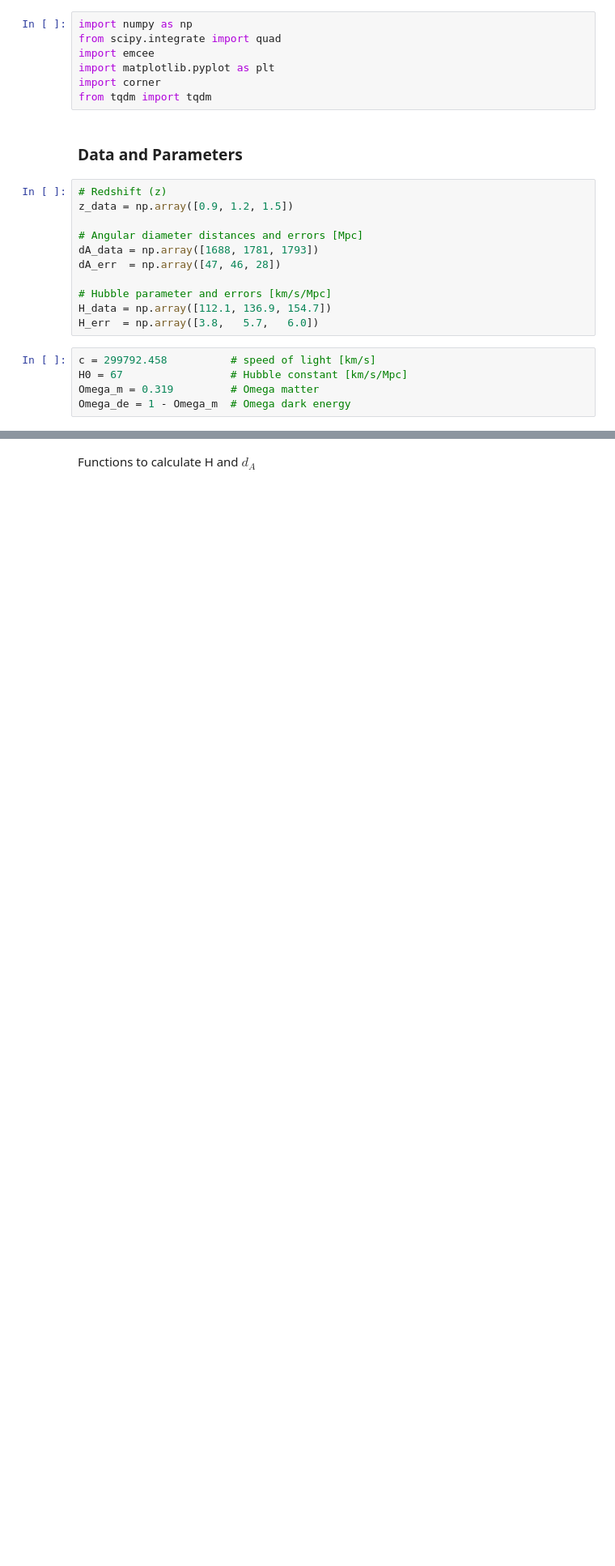
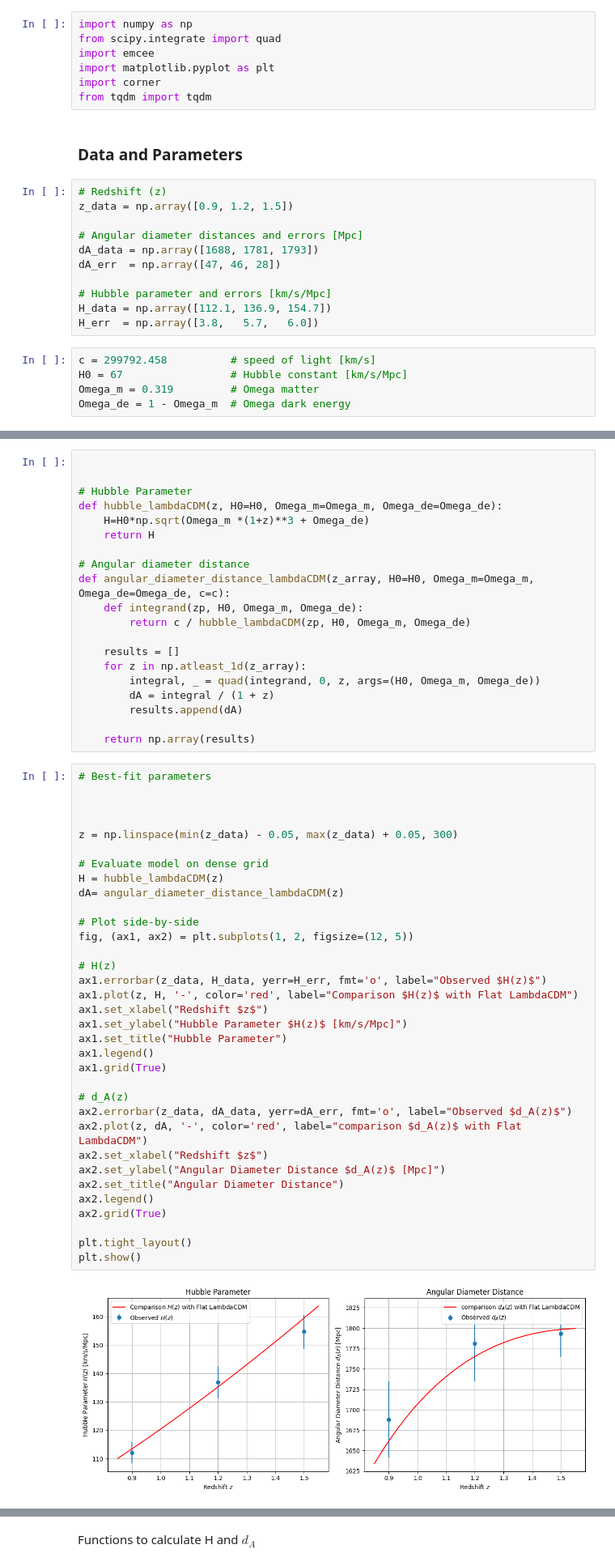
Before and after one commit to lbarazza/Cosmo-1, a Jupyter notebook: assignment2_clean.ipynb, the cells around one changed output, grey strips where cells are left out. Shown: that part at 81% size. Saved outputs shown, nothing was run; the diff lists cells and outputs as text; blank space fills up the shorter version.

```diff
--- a/assignment2_clean.ipynb
+++ b/assignment2_clean.ipynb
@@ -25,0 +28,56 @@ Omega_de = 1 - Omega_m  # Omega dark energy
+# %%
+
+
+# Hubble Parameter
+def hubble_lambdaCDM(z, H0=H0, Omega_m=Omega_m, Omega_de=Omega_de):
+    H=H0*np.sqrt(Omega_m *(1+z)**3 + Omega_de)
+    return H
+
+# Angular diameter distance
+def angular_diameter_distance_lambdaCDM(z_array, H0=H0, Omega_m=Omega_m, Omega_de=Omega_de, c=c):
+    def integrand(zp, H0, Omega_m, Omega_de):
+        return c / hubble_lambdaCDM(zp, H0, Omega_m, Omega_de)
+
+    results = []
+    for z in np.atleast_1d(z_array):
+        integral, _ = quad(integrand, 0, z, args=(H0, Omega_m, Omega_de))
+        dA = integral / (1 + z)
+        results.append(dA)
+
+    return np.array(results)
+# %%
+# Best-fit parameters
+
+
+
+z = np.linspace(min(z_data) - 0.05, max(z_data) + 0.05, 300)
+
+# Evaluate model on dense grid
+H = hubble_lambdaCDM(z)
+dA= angular_diameter_distance_lambdaCDM(z)
+
+# Plot side-by-side
+fig, (ax1, ax2) = plt.subplots(1, 2, figsize=(12, 5))
+
+# H(z)
+ax1.errorbar(z_data, H_data, yerr=H_err, fmt='o', label="Observed $H(z)$")
+ax1.plot(z, H, '-', color='red', label="Comparison $H(z)$ with Flat LambdaCDM")
+ax1.set_xlabel("Redshift $z$")
+ax1.set_ylabel("Hubble Parameter $H(z)$ [km/s/Mpc]")
+ax1.set_title("Hubble Parameter")
+ax1.legend()
+ax1.grid(True)
+
+# d_A(z)
+ax2.errorbar(z_data, dA_data, yerr=dA_err, fmt='o', label="Observed $d_A(z)$")
+ax2.plot(z, dA, '-', color='red', label="comparison $d_A(z)$ with Flat LambdaCDM")
+ax2.set_xlabel("Redshift $z$")
+ax2.set_ylabel("Angular Diameter Distance $d_A(z)$ [Mpc]")
+ax2.set_title("Angular Diameter Distance")
+ax2.legend()
+ax2.grid(True)
+
+plt.tight_layout()
+plt.show()
+# %% [output]
+[figure, added]
```
Also changed, not shown: parts of 14 cells of this notebook.
